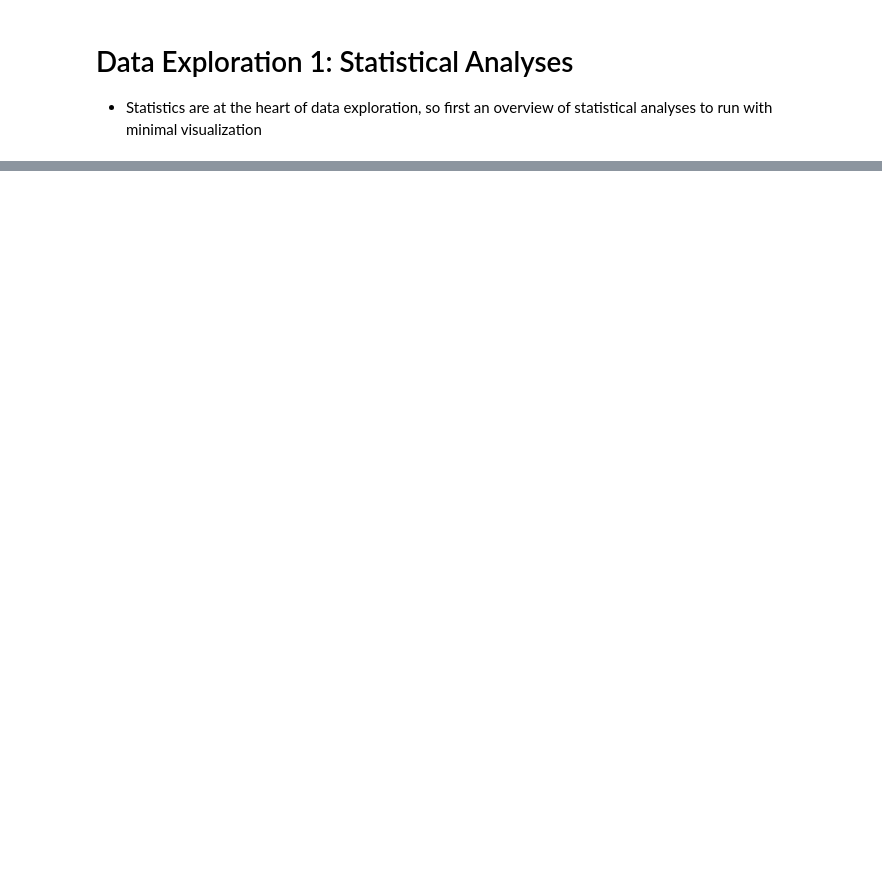
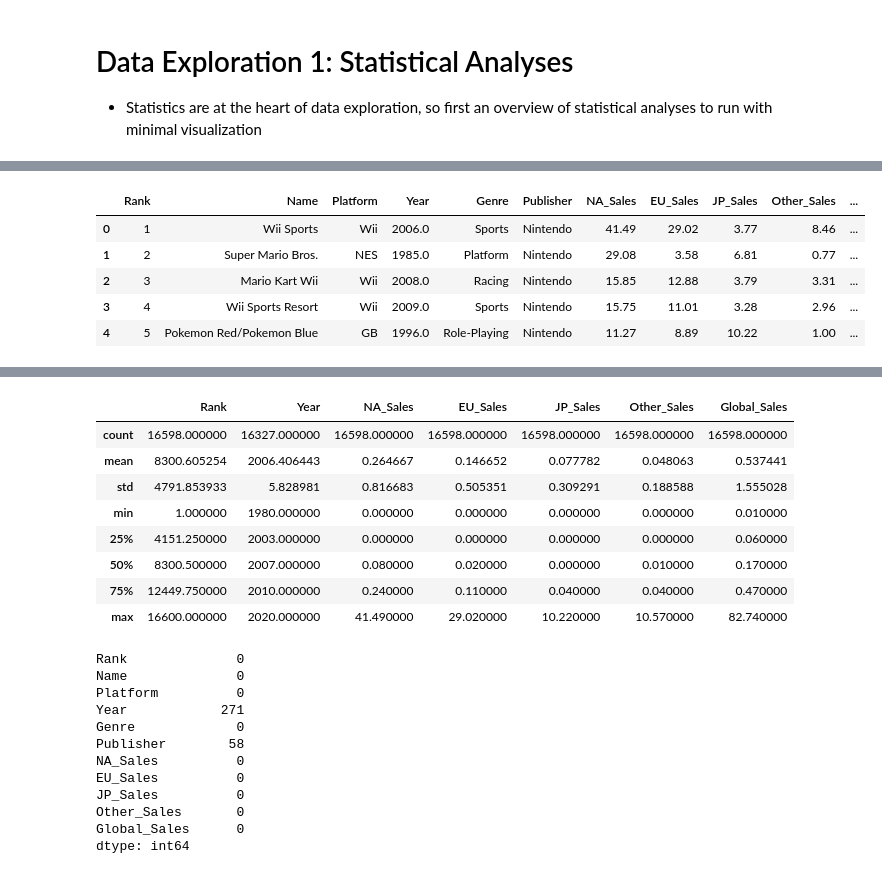
Before and after one commit to AaDalal/senior_sem_ai, a Jupyter notebook: dataExploration1_statistical.ipynb, the cells around one changed output, grey strips where cells are left out. Cells and saved outputs as stored; diff of their text form; code cells hidden in the pictures; blank space fills up the shorter version.

```diff
--- a/dataExploration1_statistical.ipynb
+++ b/dataExploration1_statistical.ipynb
@@ -20,0 +42,12 @@ strikes_df.describe()
+# %%
+vg_df.head()
+vg_df.tail()
+vg_df.describe()
+vg_df.isnull().sum()
+# %% [output]
+|  | Rank | Name | Platform | Year | Genre | Publisher | NA_Sales | EU_Sales | JP_Sales | Other_Sales | ... |
+| 0 | 1 | Wii Sports | Wii | 2006.0 | Sports | Nintendo | 41.49 | 29.02 | 3.77 | 8.46 | ... |
+| 1 | 2 | Super Mario Bros. | NES | 1985.0 | Platform | Nintendo | 29.08 | 3.58 | 6.81 | 0.77 | ... |
+| 2 | 3 | Mario Kart Wii | Wii | 2008.0 | Racing | Nintendo | 15.85 | 12.88 | 3.79 | 3.31 | ... |
+| 3 | 4 | Wii Sports Resort | Wii | 2009.0 | Sports | Nintendo | 15.75 | 11.01 | 3.28 | 2.96 | ... |
+| 4 | 5 | Pokemon Red/Pokemon Blue | GB | 1996.0 | Role-Playing | Nintendo | 11.27 | 8.89 | 10.22 | 1.00 | ... |
@@ -20,0 +60,21 @@ strikes_df.describe()
+|  | Rank | Year | NA_Sales | EU_Sales | JP_Sales | Other_Sales | Global_Sales |
+| count | 16598.000000 | 16327.000000 | 16598.000000 | 16598.000000 | 16598.000000 | 16598.000000 | 16598.000000 |
+| mean | 8300.605254 | 2006.406443 | 0.264667 | 0.146652 | 0.077782 | 0.048063 | 0.537441 |
+| std | 4791.853933 | 5.828981 | 0.816683 | 0.505351 | 0.309291 | 0.188588 | 1.555028 |
+| min | 1.000000 | 1980.000000 | 0.000000 | 0.000000 | 0.000000 | 0.000000 | 0.010000 |
+| 25% | 4151.250000 | 2003.000000 | 0.000000 | 0.000000 | 0.000000 | 0.000000 | 0.060000 |
+| 50% | 8300.500000 | 2007.000000 | 0.080000 | 0.020000 | 0.000000 | 0.010000 | 0.170000 |
+| 75% | 12449.750000 | 2010.000000 | 0.240000 | 0.110000 | 0.040000 | 0.040000 | 0.470000 |
+| max | 16600.000000 | 2020.000000 | 41.490000 | 29.020000 | 10.220000 | 10.570000 | 82.740000 |
+Rank              0
+Name              0
+Platform          0
+Year            271
+Genre             0
+Publisher        58
+NA_Sales          0
+EU_Sales          0
+JP_Sales          0
+Other_Sales       0
+Global_Sales      0
+dtype: int64
```
Also changed, not shown: parts of 15 cells of this notebook, 1 other file.
